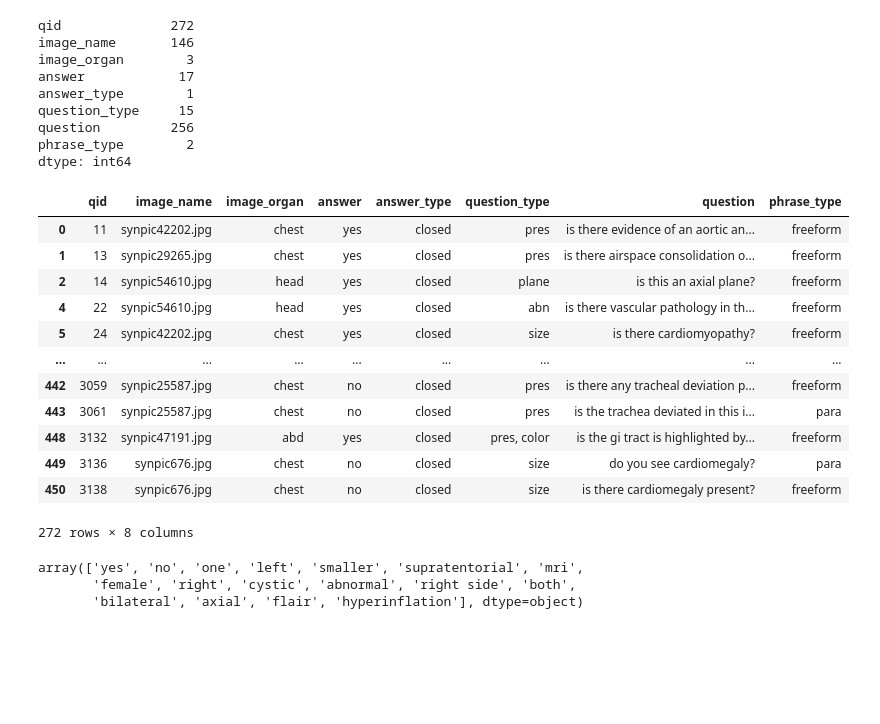
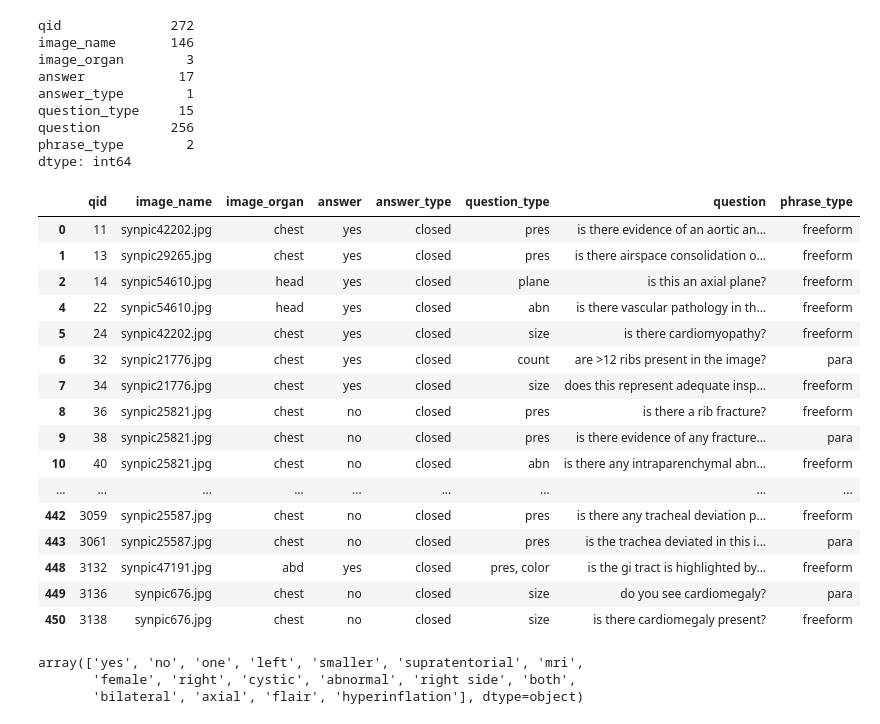
Before and after one commit to Nana2929/Medical-VQA, a Jupyter notebook: extra/0.1_vis.ipynb, the cells around one changed output. Drawn from its saved outputs; the diff is of its cells as text; code cells hidden in the pictures; blank space fills up the shorter version.

Commit message:
update: pandas display size

```diff
--- a/extra/0.1_vis.ipynb
+++ b/extra/0.1_vis.ipynb
@@ -555,22 +555,28 @@ question_type     15
 question         256
 phrase_type        2
 dtype: int64
-# %%
-closed
-# %% [output]
-|  | qid | image_name | image_organ | answer | answer_type | question_type | question | phrase_type |
-| 0 | 11 | synpic42202.jpg | chest | yes | closed | pres | is there evidence of an aortic an... | freeform |
-| 1 | 13 | synpic29265.jpg | chest | yes | closed | pres | is there airspace consolidation o... | freeform |
-| 2 | 14 | synpic54610.jpg | head | yes | closed | plane | is this an axial plane? | freeform |
-| 4 | 22 | synpic54610.jpg | head | yes | closed | abn | is there vascular pathology in th... | freeform |
-| 5 | 24 | synpic42202.jpg | chest | yes | closed | size | is there cardiomyopathy? | freeform |
-| ... | ... | ... | ... | ... | ... | ... | ... | ... |
-| 442 | 3059 | synpic25587.jpg | chest | no | closed | pres | is there any tracheal deviation p... | freeform |
-| 443 | 3061 | synpic25587.jpg | chest | no | closed | pres | is the trachea deviated in this i... | para |
-| 448 | 3132 | synpic47191.jpg | abd | yes | closed | pres, color | is the gi tract is highlighted by... | freeform |
-| 449 | 3136 | synpic676.jpg | chest | no | closed | size | do you see cardiomegaly? | para |
-| 450 | 3138 | synpic676.jpg | chest | no | closed | size | is there cardiomegaly present? | freeform |
-272 rows × 8 columns
+# %%
+pd.set_option("max_rows", 1000)
+pd.set_option("max_colwidth", None)
+closed
+# %% [output]
+|  | qid | image_name | image_organ | answer | answer_type | question_type | question | phrase_type |
+| 0 | 11 | synpic42202.jpg | chest | yes | closed | pres | is there evidence of an aortic an... | freeform |
+| 1 | 13 | synpic29265.jpg | chest | yes | closed | pres | is there airspace consolidation o... | freeform |
+| 2 | 14 | synpic54610.jpg | head | yes | closed | plane | is this an axial plane? | freeform |
+| 4 | 22 | synpic54610.jpg | head | yes | closed | abn | is there vascular pathology in th... | freeform |
+| 5 | 24 | synpic42202.jpg | chest | yes | closed | size | is there cardiomyopathy? | freeform |
+| 6 | 32 | synpic21776.jpg | chest | yes | closed | count | are >12 ribs present in the image? | para |
+| 7 | 34 | synpic21776.jpg | chest | yes | closed | size | does this represent adequate insp... | freeform |
+| 8 | 36 | synpic25821.jpg | chest | no | closed | pres | is there a rib fracture? | freeform |
+| 9 | 38 | synpic25821.jpg | chest | no | closed | pres | is there evidence of any fracture... | para |
+| 10 | 40 | synpic25821.jpg | chest | no | closed | abn | is there any intraparenchymal abn... | freeform |
+| ... | ... | ... | ... | ... | ... | ... | ... | ... |
+| 442 | 3059 | synpic25587.jpg | chest | no | closed | pres | is there any tracheal deviation p... | freeform |
+| 443 | 3061 | synpic25587.jpg | chest | no | closed | pres | is the trachea deviated in this i... | para |
+| 448 | 3132 | synpic47191.jpg | abd | yes | closed | pres, color | is the gi tract is highlighted by... | freeform |
+| 449 | 3136 | synpic676.jpg | chest | no | closed | size | do you see cardiomegaly? | para |
+| 450 | 3138 | synpic676.jpg | chest | no | closed | size | is there cardiomegaly present? | freeform |
 # %%
 closed_ans = closed['answer'].unique()
 # %%
```
